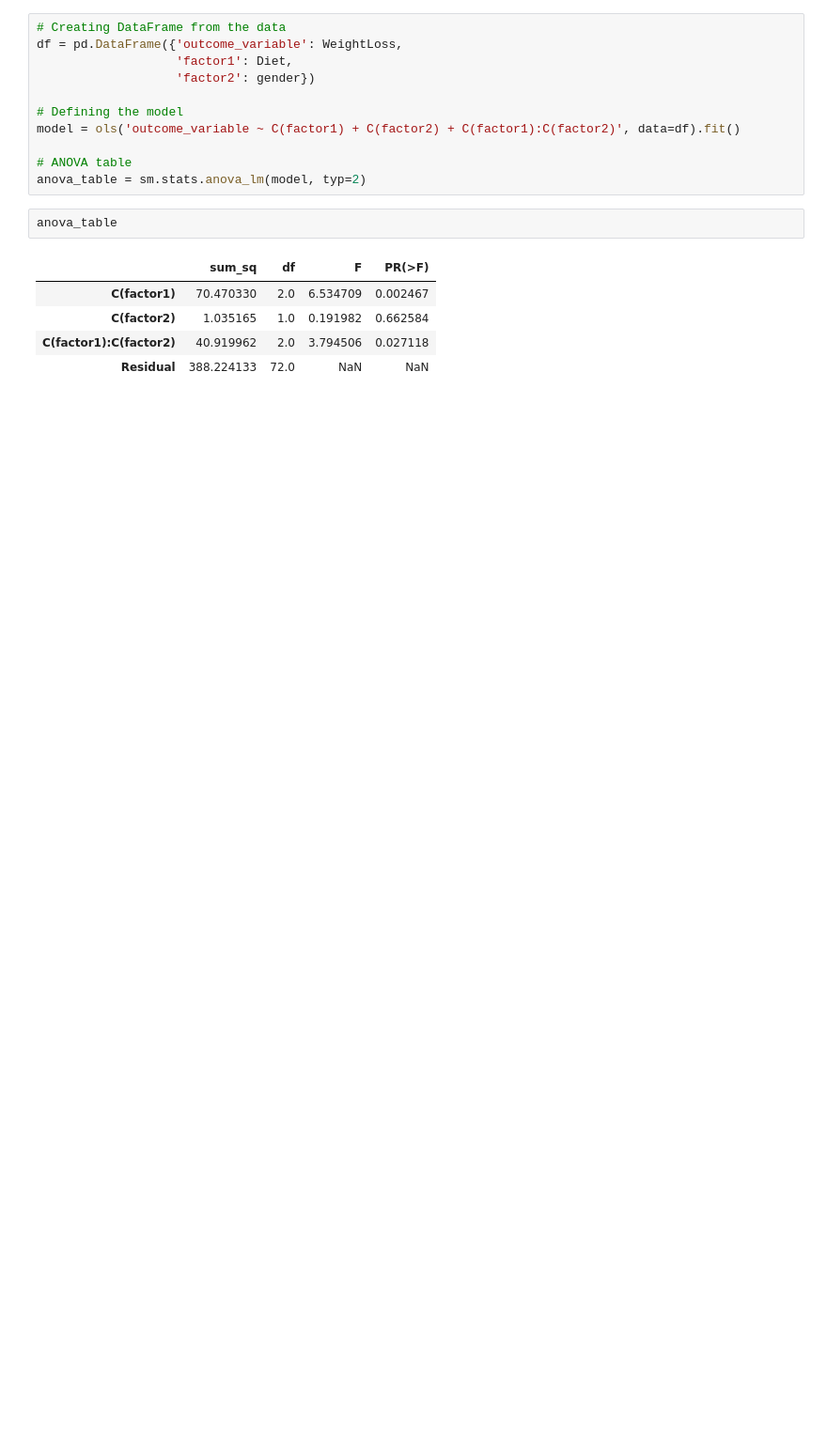
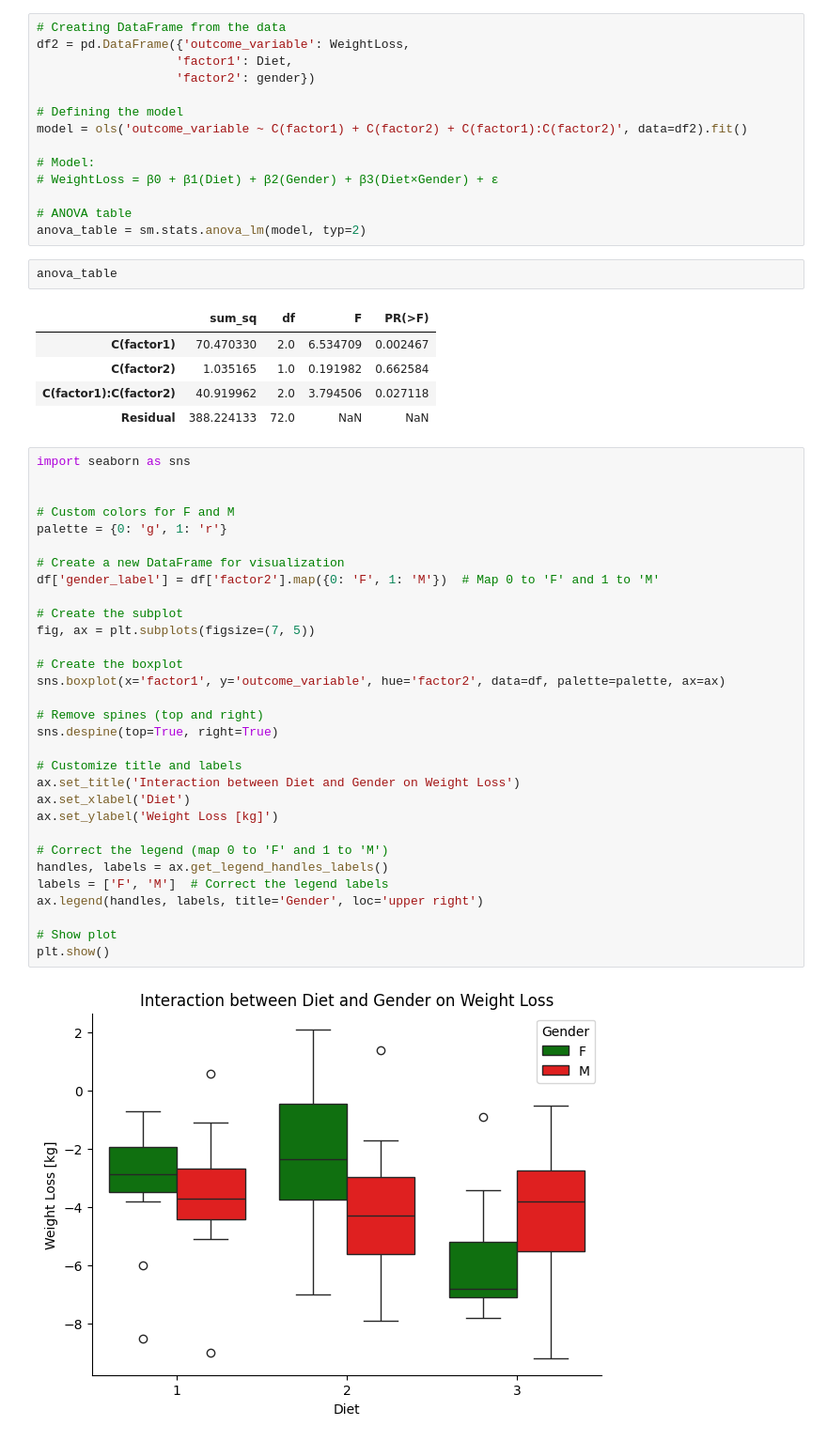
Before and after one commit to francescodesantis/corso_progetto, a Jupyter notebook: statistica_esercitazione2/python/Esercizio_1.ipynb, the cells around one changed output. Shown: that part at 94% size. Drawn from its saved outputs; the diff is of its cells as text; blank space fills up the shorter version.

```diff
--- a/statistica_esercitazione2/python/Esercizio_1.ipynb
+++ b/statistica_esercitazione2/python/Esercizio_1.ipynb
@@ -79,12 +126,15 @@ plt.show()
 Nel caso dell'ANOVA, l'ipotesi nulla prevede che i dati di tutti i gruppi abbiano la stessa origine, ovvero la stessa distribuzione stocastica, e che le differenze osservate tra i gruppi siano dovute solo al caso.
 # %%
 # Creating DataFrame from the data
-df = pd.DataFrame({'outcome_variable': WeightLoss,
+df2 = pd.DataFrame({'outcome_variable': WeightLoss,
                    'factor1': Diet,
                    'factor2': gender})
 
 # Defining the model
-model = ols('outcome_variable ~ C(factor1) + C(factor2) + C(factor1):C(factor2)', data=df).fit()
+model = ols('outcome_variable ~ C(factor1) + C(factor2) + C(factor1):C(factor2)', data=df2).fit()
+
+# Model:
+# WeightLoss = β0 + β1(Diet) + β2(Gender) + β3(Diet×Gender) + ε
 
 # ANOVA table
 anova_table = sm.stats.anova_lm(model, typ=2)
@@ -96,3 +146,36 @@ anova_table
 | C(factor2) | 1.035165 | 1.0 | 0.191982 | 0.662584 |
 | C(factor1):C(factor2) | 40.919962 | 2.0 | 3.794506 | 0.027118 |
 | Residual | 388.224133 | 72.0 | NaN | NaN |
+# %%
+import seaborn as sns
+
+
+# Custom colors for F and M
+palette = {0: 'g', 1: 'r'}
+
+# Create a new DataFrame for visualization
+df['gender_label'] = df['factor2'].map({0: 'F', 1: 'M'})  # Map 0 to 'F' and 1 to 'M'
+
+# Create the subplot
+fig, ax = plt.subplots(figsize=(7, 5))
+
+# Create the boxplot
+sns.boxplot(x='factor1', y='outcome_variable', hue='factor2', data=df, palette=palette, ax=ax)
+
+# Remove spines (top and right)
+sns.despine(top=True, right=True)
+
+# Customize title and labels
+ax.set_title('Interaction between Diet and Gender on Weight Loss')
+ax.set_xlabel('Diet')
+ax.set_ylabel('Weight Loss [kg]')
+
+# Correct the legend (map 0 to 'F' and 1 to 'M')
+handles, labels = ax.get_legend_handles_labels()
+labels = ['F', 'M']  # Correct the legend labels
+ax.legend(handles, labels, title='Gender', loc='upper right')
+
+# Show plot
+plt.show()
+# %% [output]
+[figure, added]
```
Also changed, not shown: parts of 12 cells of this notebook, 5 other files.
